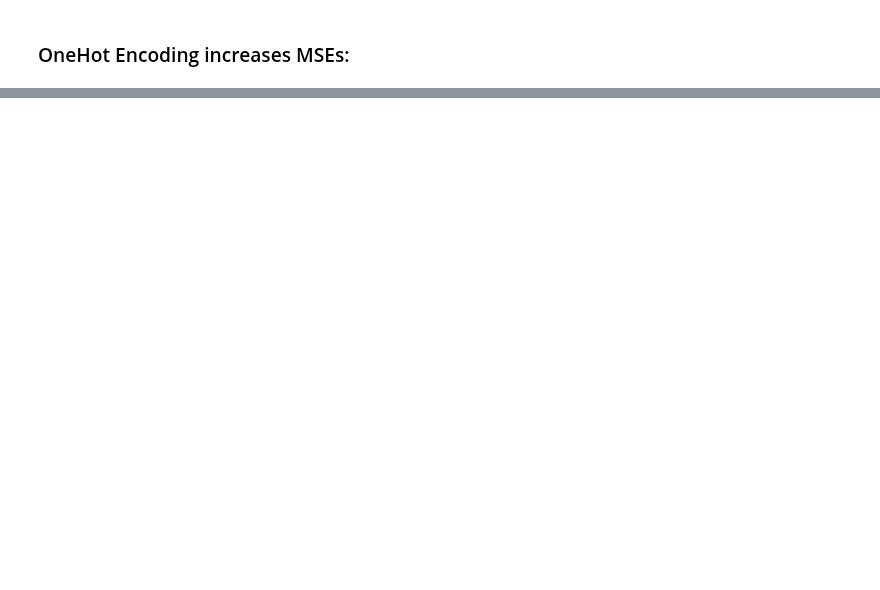
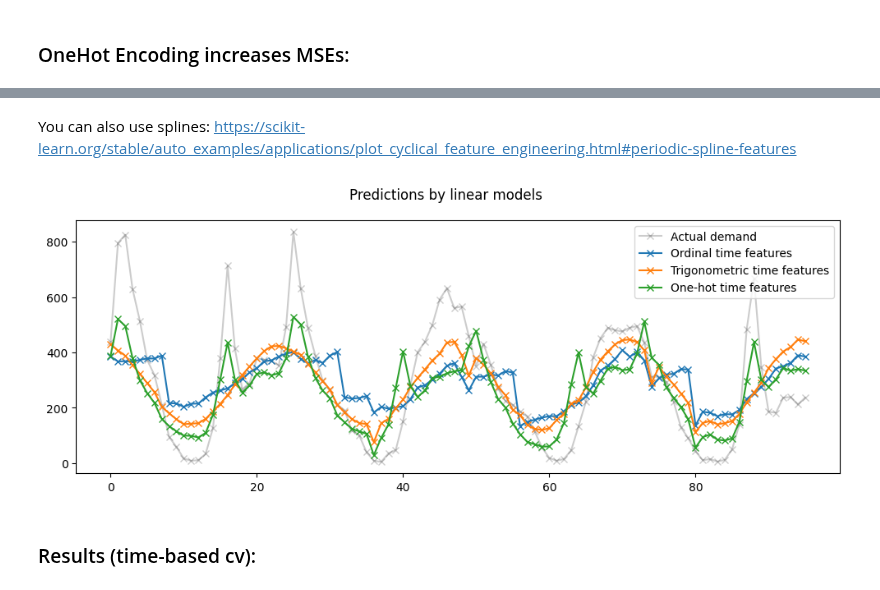
Before and after one commit to linusha/rental-bike-predictions, a Jupyter notebook: citywide_predictions.ipynb, the cells around one changed output, grey strips where cells are left out. Cells and saved outputs as stored; diff of their text form; code cells hidden in the pictures; blank space fills up the shorter version.

```diff
--- a/citywide_predictions.ipynb
+++ b/citywide_predictions.ipynb
@@ -73,0 +88,5 @@ X = X.drop(columns=["dteday"])
+# %%
+X["weathersit"] = (
+    X["weathersit"]
+    .replace(to_replace=4, value=3)
+)
@@ -220,0 +343,50 @@ KeyboardInterrupt:
+# %% [markdown]
+You can also use splines: https://scikit-learn.org/stable/auto_examples/applications/plot_cyclical_feature_engineering.html#periodic-spline-features
+# %%
+all_splits = list(ts_cv.split(X, y))
+train_0, test_0 = all_splits[0]
+# %%
+# comparing the LR models with different types of time features
+
+pipe_LR_proc.fit(X.iloc[train_0], y.iloc[train_0])
+naive_linear_predictions = pipe_LR_proc.predict(X.iloc[test_0])
+
+pipe_LR_proc_onehot.fit(X.iloc[train_0], y.iloc[train_0])
+one_hot_linear_predictions = pipe_LR_proc_onehot.predict(X.iloc[test_0])
+
+pipe_LR_proc_cos_sin.fit(X.iloc[train_0], y.iloc[train_0])
+cyclic_cossin_linear_predictions = pipe_LR_proc_cos_sin.predict(X.iloc[test_0])
+# %%
+last_hours = slice(-96, None)
+fig, ax = plt.subplots(figsize=(12, 4))
+fig.suptitle("Predictions by linear models")
+ax.plot(
+    y.iloc[test_0].values[last_hours],
+    "x-",
+    alpha=0.2,
+    label="Actual demand",
+    color="black",
+)
+
+ax.plot(
+    naive_linear_predictions[last_hours],
+        "x-",
+        label="Ordinal time features"
+)
+
+ax.plot(
+    cyclic_cossin_linear_predictions[last_hours],
+    "x-",
+    label="Trigonometric time features",
+)
+
+ax.plot(
+    one_hot_linear_predictions[last_hours],
+    "x-",
+    label="One-hot time features",
+)
+_ = ax.legend()
+# %% [output]
+[figure, added]
+# %% [markdown]
+### Results (time-based cv):
```
Also changed, not shown: parts of 42 cells of this notebook.
